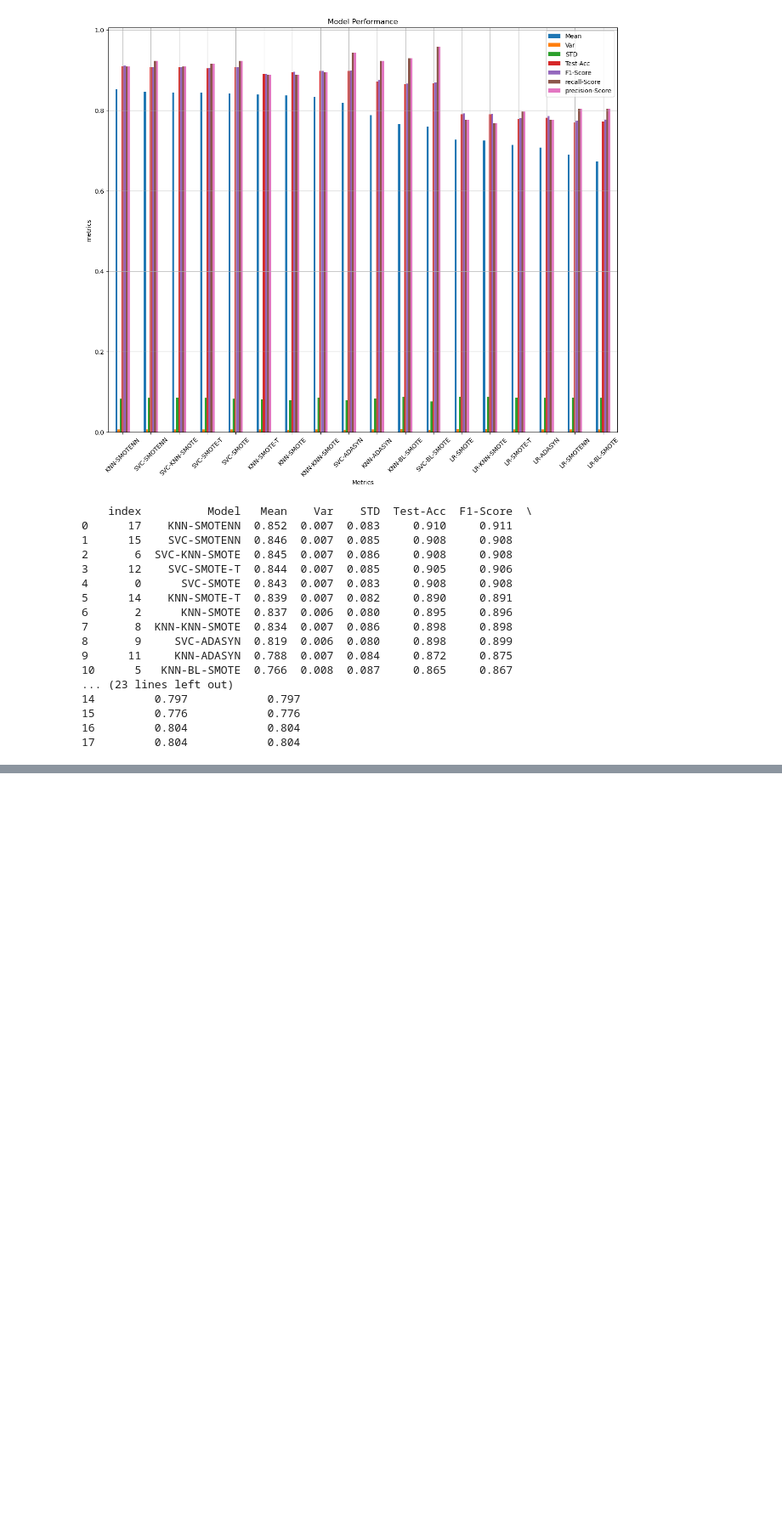
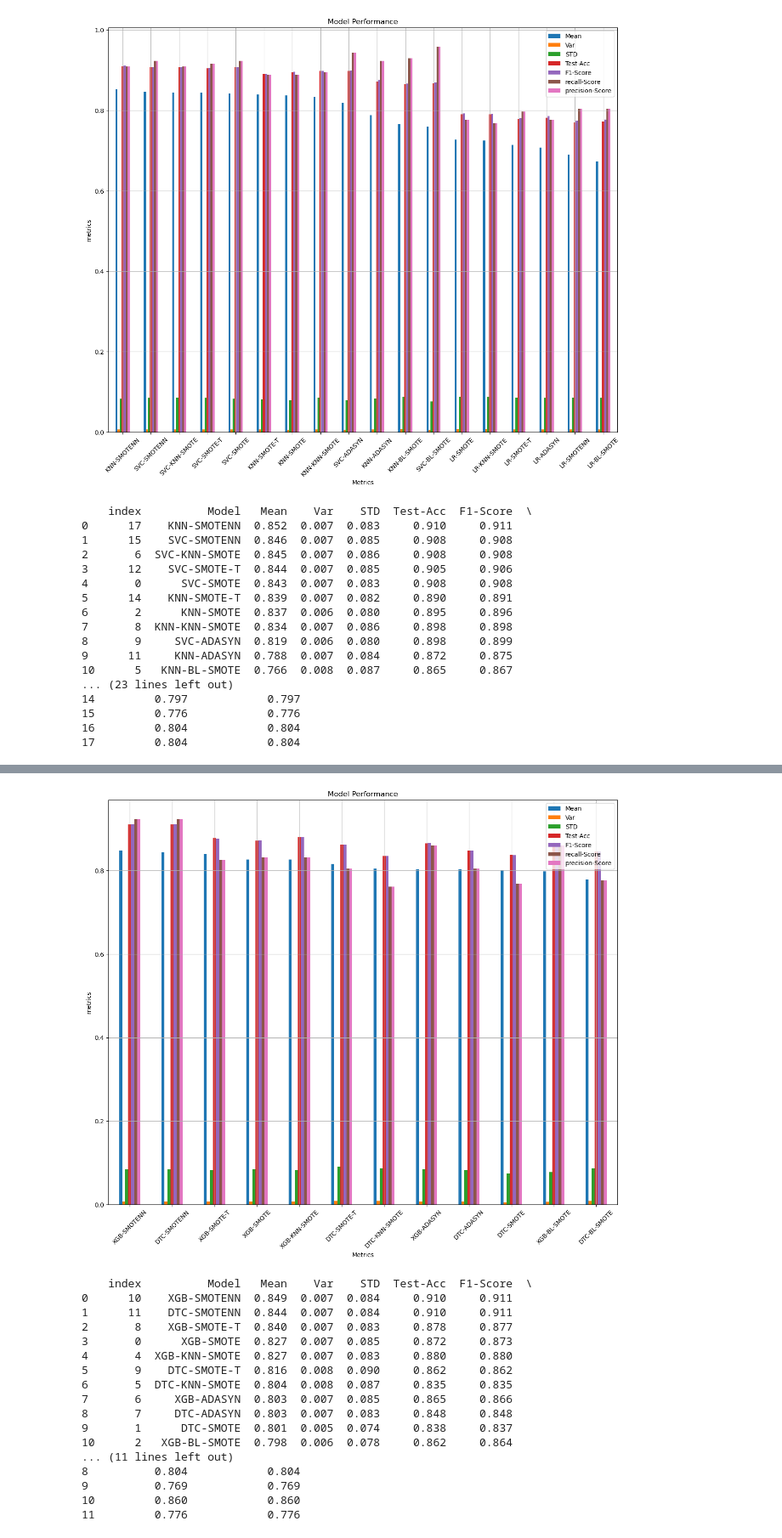
Before and after one commit to MaukanMir/-Social-Network-Ads-Classifier, a Jupyter notebook: training.ipynb, the cells around one changed output, grey strips where cells are left out. Shown at 85% size. Saved outputs shown, nothing was run; the diff lists cells and outputs as text; code cells hidden in the pictures; blank space fills up the shorter version.

```diff
--- a/training.ipynb
+++ b/training.ipynb
@@ -455,0 +479,23 @@ test_selected_sampling_models(preprocessor, sampling_model_names, sampling_model
+# %%
+model_names = ["XGB", "DTC"]
+models = grab_selected_models(model_names)
+test_selected_sampling_models(preprocessor, sampling_model_names, sampling_models, model_names, models, X, y, precision_metric)
+# %% [output]
+[figure, added]
+    index          Model   Mean    Var    STD  Test-Acc  F1-Score  \
+0      10    XGB-SMOTENN  0.849  0.007  0.084     0.910     0.911
+1      11    DTC-SMOTENN  0.844  0.007  0.084     0.910     0.911
+2       8    XGB-SMOTE-T  0.840  0.007  0.083     0.878     0.877
+3       0      XGB-SMOTE  0.827  0.007  0.085     0.872     0.873
+4       4  XGB-KNN-SMOTE  0.827  0.007  0.083     0.880     0.880
+5       9    DTC-SMOTE-T  0.816  0.008  0.090     0.862     0.862
+6       5  DTC-KNN-SMOTE  0.804  0.008  0.087     0.835     0.835
+7       6     XGB-ADASYN  0.803  0.007  0.085     0.865     0.866
+8       7     DTC-ADASYN  0.803  0.007  0.083     0.848     0.848
+9       1      DTC-SMOTE  0.801  0.005  0.074     0.838     0.837
+10      2   XGB-BL-SMOTE  0.798  0.006  0.078     0.862     0.864
+... (11 lines left out)
+8          0.804            0.804
+9          0.769            0.769
+10         0.860            0.860
+11         0.776            0.776
```
Also changed, not shown: parts of 1 cell of this notebook.
